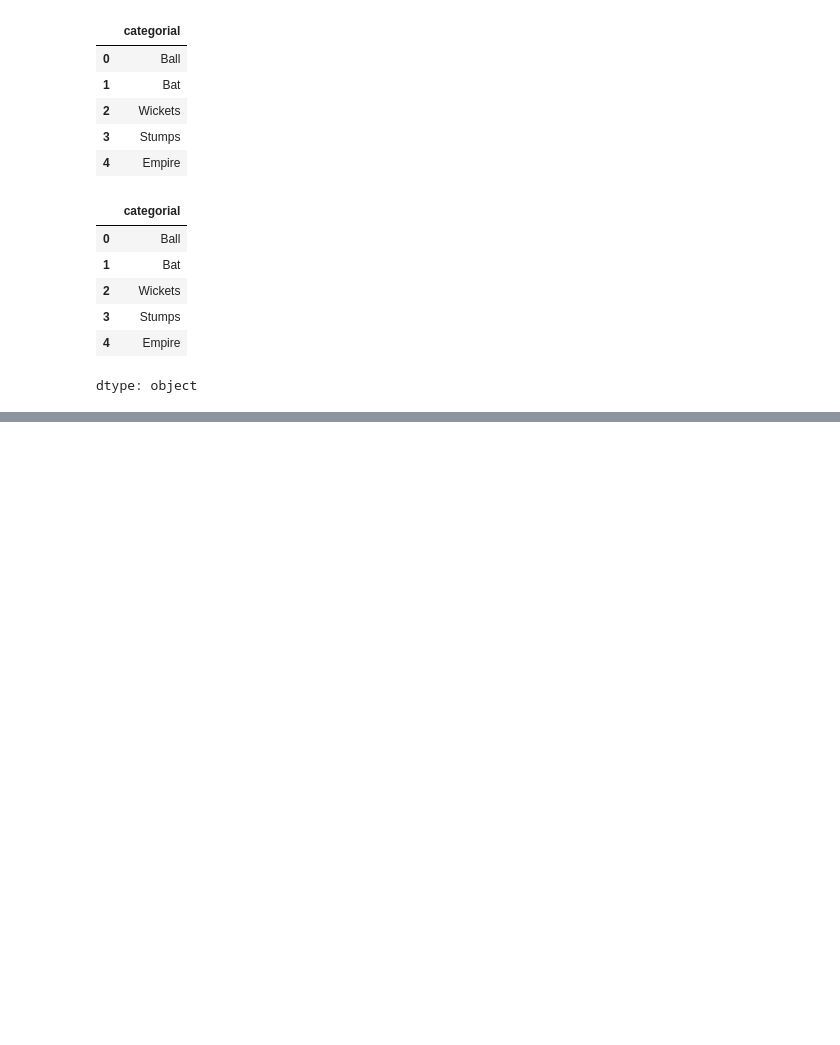
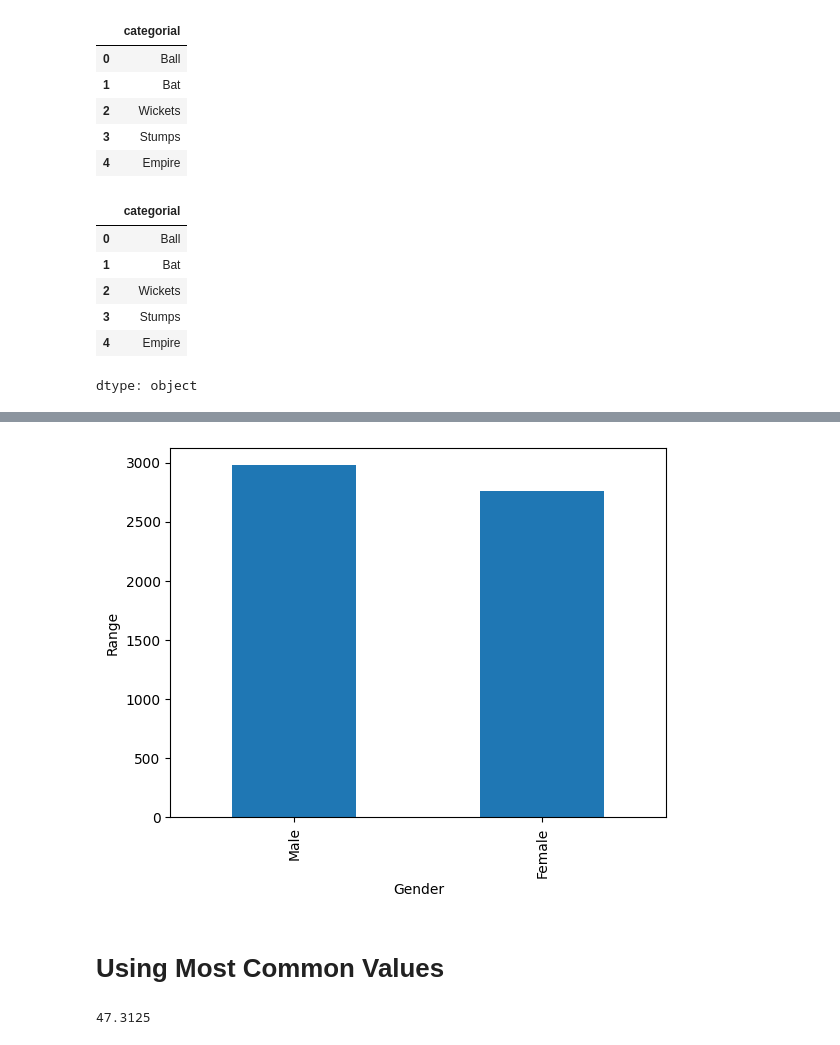
Before and after one commit to Zaibi-Here/Python-DSAI, a Jupyter notebook: Machine Learning/DataParactise1.ipynb, the cells around one changed output, grey strips where cells are left out. Saved outputs shown, nothing was run; the diff lists cells and outputs as text; code cells hidden in the pictures; blank space fills up the shorter version.

```diff
--- a/Machine Learning/DataParactise1.ipynb
+++ b/Machine Learning/DataParactise1.ipynb
@@ -178,0 +180,3 @@ array([[ True, False, False],
+# %%
+gender = df['RIAGENDR']
+gender.value_counts()  #get gender Male Female Values
@@ -178,0 +189,19 @@ array([[ True, False, False],
+# %%
+gender.value_counts().plot(kind = 'bar') #Make the Bar Graph
+
+#  add xticks and label the both sides
+plt.xticks([0,1],['Male','Female'])
+plt.xlabel('Gender')
+plt.ylabel('Range')
+plt.show()
+# %% [output]
+[figure, added]
+# %% [markdown]
+# **Using Most Common Values**
+# %%
+import numpy as np   #Import Numpy and Find Means
+
+sizes = np.array([23,23,12,32,43,54,65,43,34,76,89,43,56,78,54,32])
+sizes.mean()
+# %% [output]
+47.3125
```
Also changed, not shown: parts of 23 cells of this notebook.
